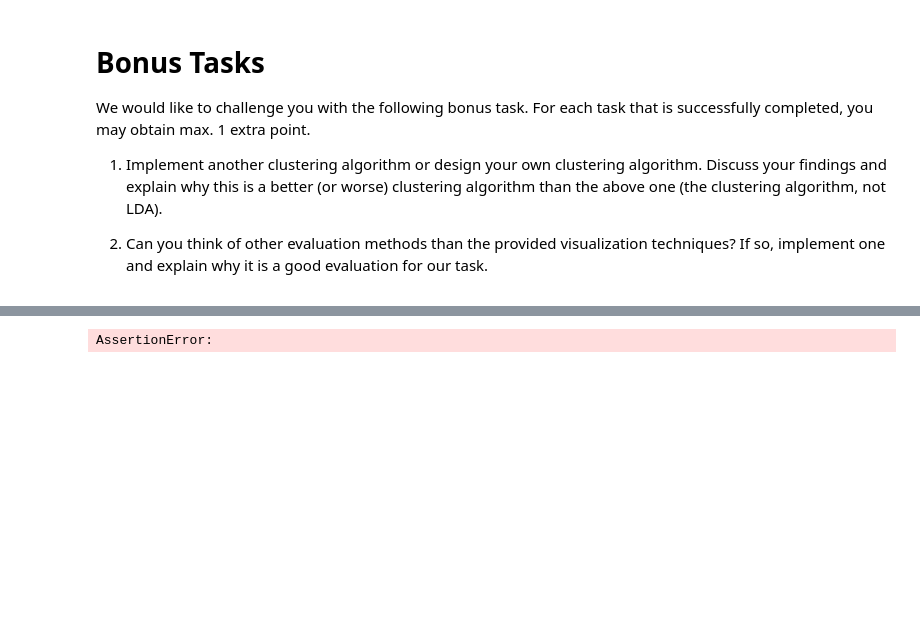
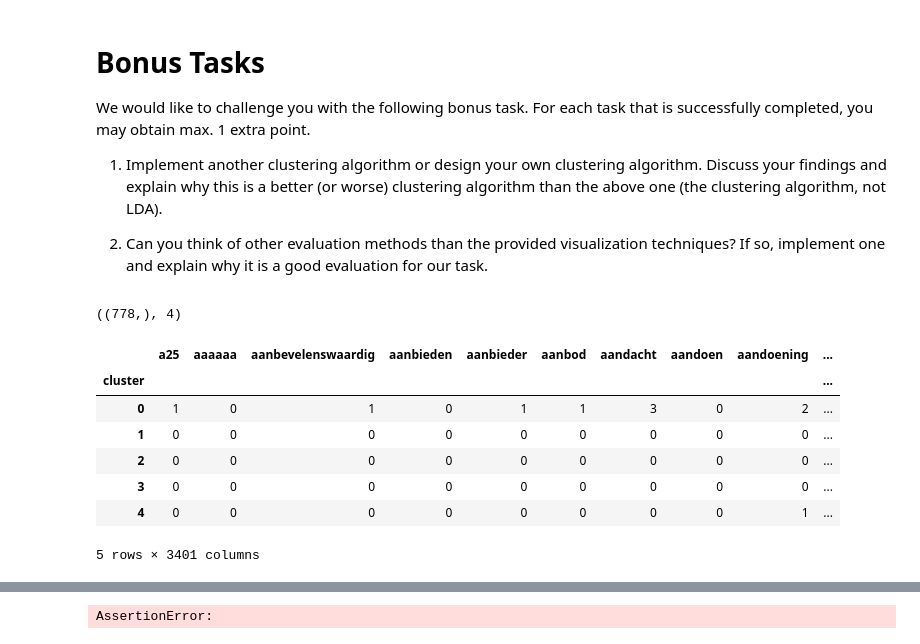
Before and after one commit to MarognaLorenzo/ApplicationOfMachineLearning, a Jupyter notebook: Assignment3/notebooks/Lorenzo.ipynb, the cells around one changed output, grey strips where cells are left out. Cells and saved outputs as stored; diff of their text form; code cells hidden in the pictures; blank space fills up the shorter version.

```diff
--- a/Assignment3/notebooks/Lorenzo.ipynb
+++ b/Assignment3/notebooks/Lorenzo.ipynb
@@ -542,3 +549,29 @@ We would like to challenge you with the following bonus task. For each task that
 1. Implement another clustering algorithm or design your own clustering algorithm. Discuss your findings and explain why this is a better (or worse) clustering algorithm than the above one (the clustering algorithm, not LDA).
 
 2. Can you think of other evaluation methods than the provided visualization techniques? If so, implement one and explain why it is a good evaluation for our task.
+# %%
+# TODO: cluster the messages using a clustering algorithm
+
+from sklearn.cluster import DBSCAN
+
+kmeans = DBSCAN(metric='cosine', min_samples=3, eps=0.16)
+
+clustrer_labels = kmeans.fit_predict(document_vector_matrx)
+clustrer_labels.shape, max(clustrer_labels)
+# %% [output]
+((778,), 4)
+# %%
+df = dtf_df
+df['cluster'] = clustrer_labels
+
+aggregated_clusters = df.groupby('cluster').sum().drop(-1)
+aggregated_clusters
+# %% [output]
+|  | a25 | aaaaaa | aanbevelenswaardig | aanbieden | aanbieder | aanbod | aandacht | aandoen | aandoening | ... |
+| cluster |  |  |  |  |  |  |  |  |  | ... |
+| 0 | 1 | 0 | 1 | 0 | 1 | 1 | 3 | 0 | 2 | ... |
+| 1 | 0 | 0 | 0 | 0 | 0 | 0 | 0 | 0 | 0 | ... |
+| 2 | 0 | 0 | 0 | 0 | 0 | 0 | 0 | 0 | 0 | ... |
+| 3 | 0 | 0 | 0 | 0 | 0 | 0 | 0 | 0 | 0 | ... |
+| 4 | 0 | 0 | 0 | 0 | 0 | 0 | 0 | 0 | 1 | ... |
+5 rows × 3401 columns
```
Also changed, not shown: parts of 11 cells of this notebook.
